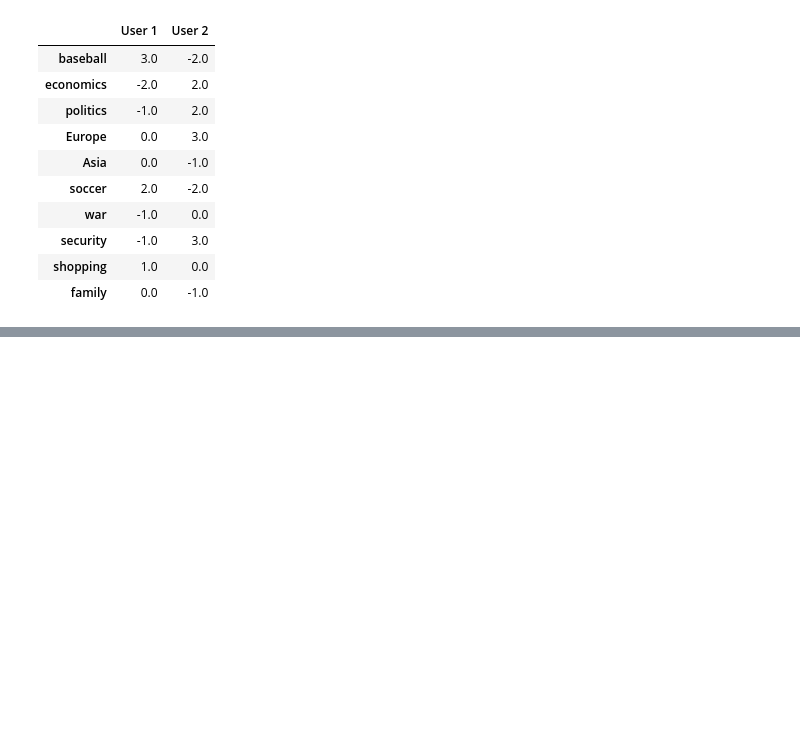
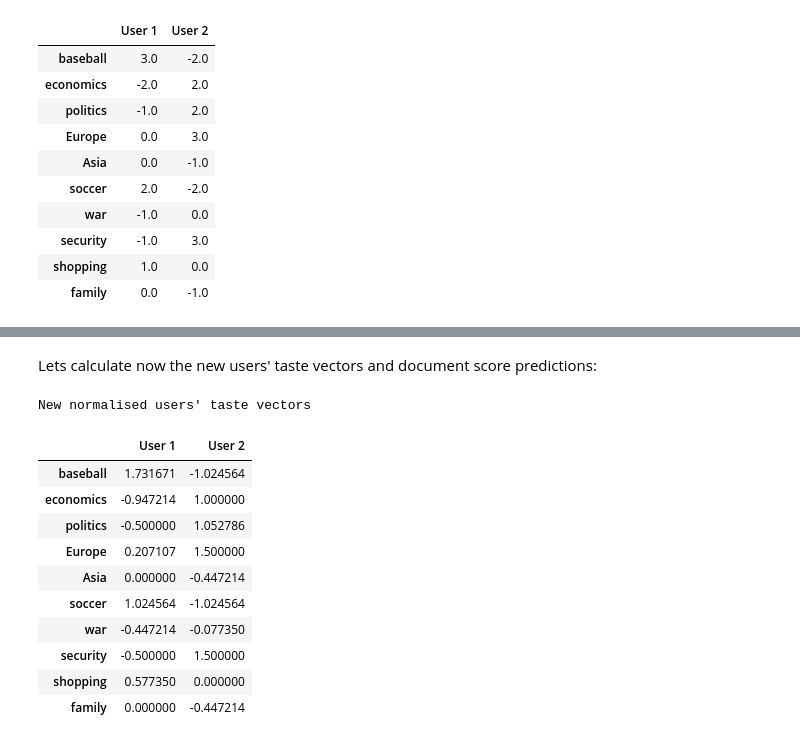
Before and after one commit to caiomiyashiro/RecommenderSystemsNotebooks, a Jupyter notebook: Month 1 Part III - Content Based Recommendation.ipynb, the cells around one changed output, grey strips where cells are left out. Saved outputs shown, nothing was run; the diff lists cells and outputs as text; code cells hidden in the pictures; blank space fills up the shorter version.

```diff
--- a/Month 1 Part III - Content Based Recommendation.ipynb
+++ b/Month 1 Part III - Content Based Recommendation.ipynb
@@ -66,10 +64,10 @@ Given what documents did each user like, we can establish ways of how to create
 Each time a user 'liked' a document, we can say he also liked the topics that are contained in the document. By summing up all topics for all the documents the user liked, we can have an idea of what are the user's prefered topics and with what intensity.
 # %%
 # makes the dot product between user reviews and doc topics
-def getTasteVector(userCol, docTopics):
-    return docTopics.apply(lambda docCol : np.dot(userCol, docCol))
+def getTasteVector(userCol, docsTopics):
+    return docsTopics.apply(lambda docCol : np.dot(userCol, docCol))
 
-userTastes = userReviews.apply(lambda col : getTasteVector(col, docTopics))
+userTastes = userReviews.apply(lambda col : getTasteVector(col, docsTopics))
 userTastes
 # %% [output]
 |  | User 1 | User 2 |
@@ -85,0 +153,19 @@ userTastes
+# %% [markdown]
+Lets calculate now the new users' taste vectors and document score predictions:
+# %%
+norm_userTastes = userReviews.apply(lambda col : getTasteVector(col, norm_docsTopics))
+print("New normalised users' taste vectors")
+norm_userTastes
+# %% [output]
+New normalised users' taste vectors
+|  | User 1 | User 2 |
+| baseball | 1.731671 | -1.024564 |
+| economics | -0.947214 | 1.000000 |
+| politics | -0.500000 | 1.052786 |
+| Europe | 0.207107 | 1.500000 |
+| Asia | 0.000000 | -0.447214 |
+| soccer | 1.024564 | -1.024564 |
+| war | -0.447214 | -0.077350 |
+| security | -0.500000 | 1.500000 |
+| shopping | 0.577350 | 0.000000 |
+| family | 0.000000 | -0.447214 |
```
Also changed, not shown: parts of 29 cells of this notebook, 5 other files.
